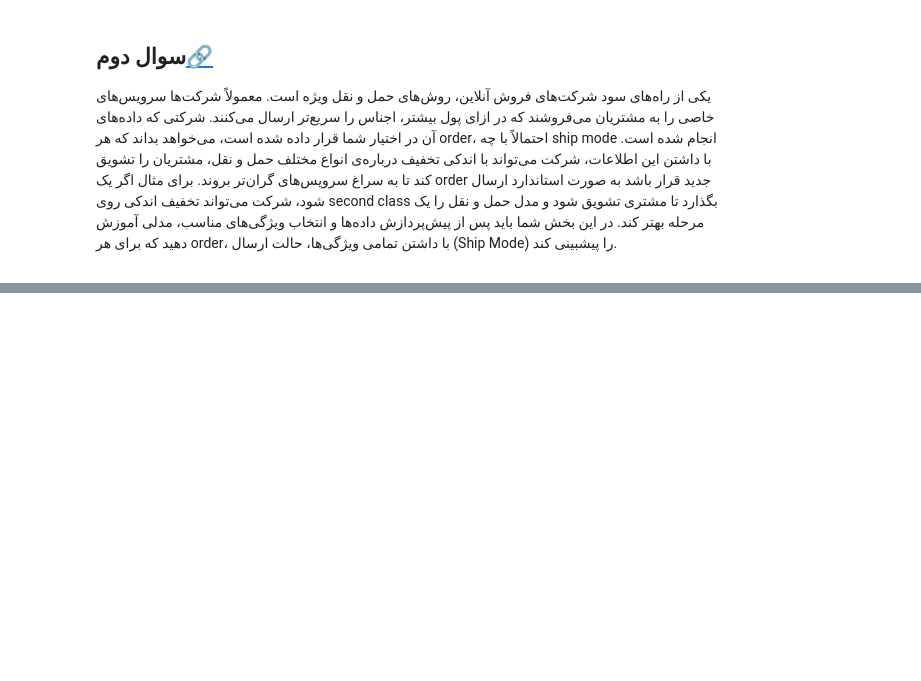
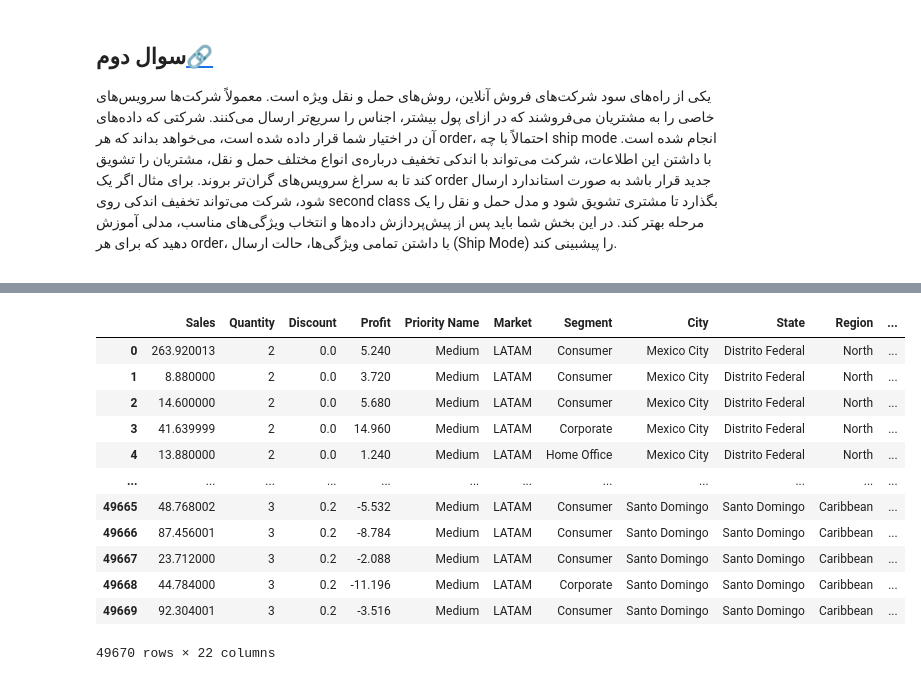
Before and after one commit to arianmokhtariha/SuperStore, a Jupyter notebook: ML/Q2/Q2.ipynb, the cells around one changed output, grey strips where cells are left out. Saved outputs shown, nothing was run; the diff lists cells and outputs as text; code cells hidden in the pictures; blank space fills up the shorter version.

```diff
--- a/ML/Q2/Q2.ipynb
+++ b/ML/Q2/Q2.ipynb
@@ -391 +169,22 @@ features_to_cal
+# %%
+# fig,ax = plt.subplots(nrows=1,ncols=1,figsize=(8,4))
+# # sns.scatterplot(x = XCat_resamle[:,0],y=XCat_resamle[:,1],hue=yCat,ax=ax[0])
+# idx,c = np.unique(yCat_resamle,return_counts=True)
+# sns.barplot(x=idx,y=c,ax=ax)
+# plt.show()
+XCat
+# %% [output]
+|  | Sales | Quantity | Discount | Profit | Priority Name | Market | Segment | City | State | Region | ... |
+| 0 | 263.920013 | 2 | 0.0 | 5.240 | Medium | LATAM | Consumer | Mexico City | Distrito Federal | North | ... |
+| 1 | 8.880000 | 2 | 0.0 | 3.720 | Medium | LATAM | Consumer | Mexico City | Distrito Federal | North | ... |
+| 2 | 14.600000 | 2 | 0.0 | 5.680 | Medium | LATAM | Consumer | Mexico City | Distrito Federal | North | ... |
+| 3 | 41.639999 | 2 | 0.0 | 14.960 | Medium | LATAM | Corporate | Mexico City | Distrito Federal | North | ... |
+| 4 | 13.880000 | 2 | 0.0 | 1.240 | Medium | LATAM | Home Office | Mexico City | Distrito Federal | North | ... |
+| ... | ... | ... | ... | ... | ... | ... | ... | ... | ... | ... | ... |
+| 49665 | 48.768002 | 3 | 0.2 | -5.532 | Medium | LATAM | Consumer | Santo Domingo | Santo Domingo | Caribbean | ... |
+| 49666 | 87.456001 | 3 | 0.2 | -8.784 | Medium | LATAM | Consumer | Santo Domingo | Santo Domingo | Caribbean | ... |
+| 49667 | 23.712000 | 3 | 0.2 | -2.088 | Medium | LATAM | Consumer | Santo Domingo | Santo Domingo | Caribbean | ... |
+| 49668 | 44.784000 | 3 | 0.2 | -11.196 | Medium | LATAM | Corporate | Santo Domingo | Santo Domingo | Caribbean | ... |
+| 49669 | 92.304001 | 3 | 0.2 | -3.516 | Medium | LATAM | Consumer | Santo Domingo | Santo Domingo | Caribbean | ... |
+49670 rows × 22 columns
 # %%
```
Also changed, not shown: parts of 22 cells of this notebook, 2 other files.
